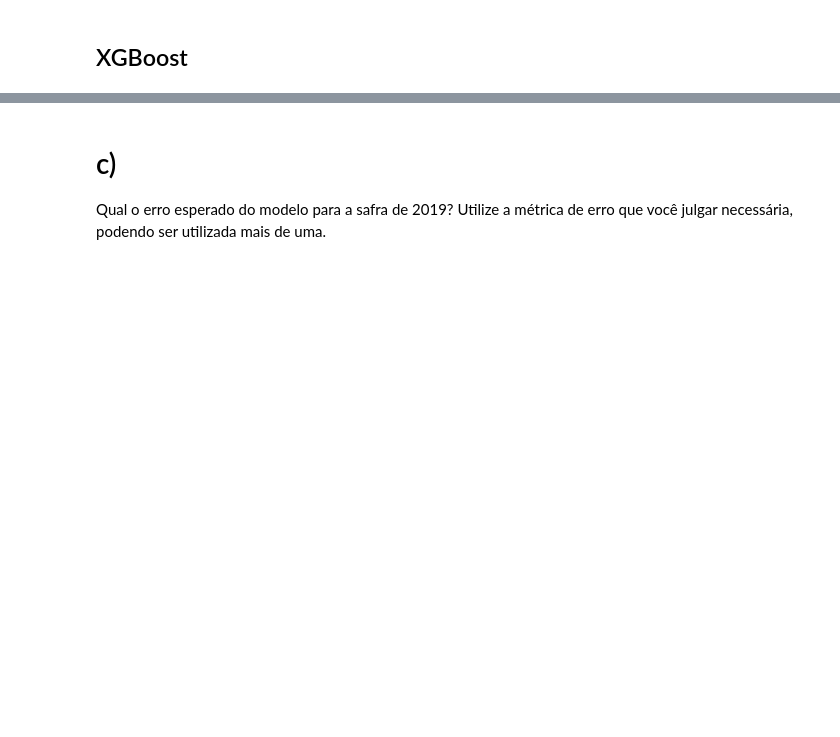
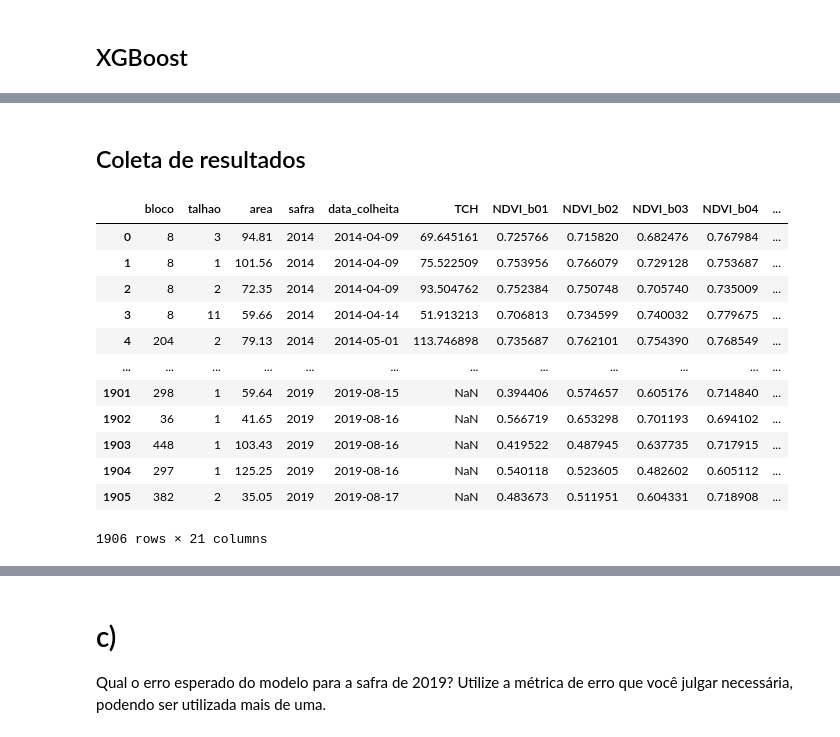
Before and after one commit to victorpecine/teste_ubirata, a Jupyter notebook: teste_ubirata.ipynb, the cells around one changed output, grey strips where cells are left out. Cells and saved outputs as stored; diff of their text form; code cells hidden in the pictures; blank space fills up the shorter version.

```diff
--- a/teste_ubirata.ipynb
+++ b/teste_ubirata.ipynb
@@ -530,0 +609,2 @@ X_teste_scaled = scaler.transform(X_teste)
+# %%
+X_2019_scaled = scaler.transform(X_2019)
@@ -707,0 +887,12 @@ MAPE Random Forest teste: 25.65%
+# %%
+t1 = time.perf_counter()
+
+pred_tch_2019_rand_forest_regressor = melhor_rand_forest_regressor.predict(X_2019_scaled)
+
+pred_tch_2019_rand_forest_regressor = pd.Series(pred_tch_2019_rand_forest_regressor, index=y_2019.index)
+
+y_2019['TCH_rand_forest_regressor'] = pred_tch_2019_rand_forest_regressor
+
+t2 = time.perf_counter()
+print(f'Tempo de execução: {t2-t1:.2f} segundos')
+print(f'Tempo de execução: {(t2-t1) / 60:.2f} minutos')
@@ -707,0 +1027,12 @@ MAPE Random Forest teste: 25.65%
+# %%
+t1 = time.perf_counter()
+
+pred_tch_2019_rand_forest_bayes = melhor_rand_forest_bayes.predict(X_2019_scaled)
+
+pred_tch_2019_rand_forest_bayes = pd.Series(pred_tch_2019_rand_forest_bayes, index=y_2019.index)
+
+y_2019['TCH_rand_forest_bayes'] = pred_tch_2019_rand_forest_bayes
+
+t2 = time.perf_counter()
+print(f'Tempo de execução: {t2-t1:.2f} segundos')
+print(f'Tempo de execução: {(t2-t1) / 60:.2f} minutos')
@@ -707,0 +1058,32 @@ MAPE Random Forest teste: 25.65%
+# %% [markdown]
+## Coleta de resultados
+# %%
+tch_xgbr_regressor = pd.concat([df_2014_2018['TCH'], y_2019['TCH_xgbr_regressor']], axis=0)
+
+tch_rand_forest_regressor = pd.concat([df_2014_2018['TCH'], y_2019['TCH_rand_forest_regressor']], axis=0)
+
+tch_rand_forest_bayes = pd.concat([df_2014_2018['TCH'], y_2019['TCH_rand_forest_bayes']], axis=0)
+# %%
+df_2014_2019 = df.copy()
+
+df_2014_2019['TCH_xgbr_regressor'] = tch_xgbr_regressor
+
+df_2014_2019['TCH_rand_forest_regressor'] = tch_rand_forest_regressor
+
+df_2014_2019['TCH_rand_forest_bayes'] = tch_rand_forest_bayes
+
+df_2014_2019
+# %% [output]
+|  | bloco | talhao | area | safra | data_colheita | TCH | NDVI_b01 | NDVI_b02 | NDVI_b03 | NDVI_b04 | ... |
+| 0 | 8 | 3 | 94.81 | 2014 | 2014-04-09 | 69.645161 | 0.725766 | 0.715820 | 0.682476 | 0.767984 | ... |
+| 1 | 8 | 1 | 101.56 | 2014 | 2014-04-09 | 75.522509 | 0.753956 | 0.766079 | 0.729128 | 0.753687 | ... |
+| 2 | 8 | 2 | 72.35 | 2014 | 2014-04-09 | 93.504762 | 0.752384 | 0.750748 | 0.705740 | 0.735009 | ... |
+| 3 | 8 | 11 | 59.66 | 2014 | 2014-04-14 | 51.913213 | 0.706813 | 0.734599 | 0.740032 | 0.779675 | ... |
+| 4 | 204 | 2 | 79.13 | 2014 | 2014-05-01 | 113.746898 | 0.735687 | 0.762101 | 0.754390 | 0.768549 | ... |
+| ... | ... | ... | ... | ... | ... | ... | ... | ... | ... | ... | ... |
+| 1901 | 298 | 1 | 59.64 | 2019 | 2019-08-15 | NaN | 0.394406 | 0.574657 | 0.605176 | 0.714840 | ... |
+| 1902 | 36 | 1 | 41.65 | 2019 | 2019-08-16 | NaN | 0.566719 | 0.653298 | 0.701193 | 0.694102 | ... |
+| 1903 | 448 | 1 | 103.43 | 2019 | 2019-08-16 | NaN | 0.419522 | 0.487945 | 0.637735 | 0.717915 | ... |
+| 1904 | 297 | 1 | 125.25 | 2019 | 2019-08-16 | NaN | 0.540118 | 0.523605 | 0.482602 | 0.605112 | ... |
+| 1905 | 382 | 2 | 35.05 | 2019 | 2019-08-17 | NaN | 0.483673 | 0.511951 | 0.604331 | 0.718908 | ... |
+1906 rows × 21 columns
```
Also changed, not shown: parts of 100 cells of this notebook.
